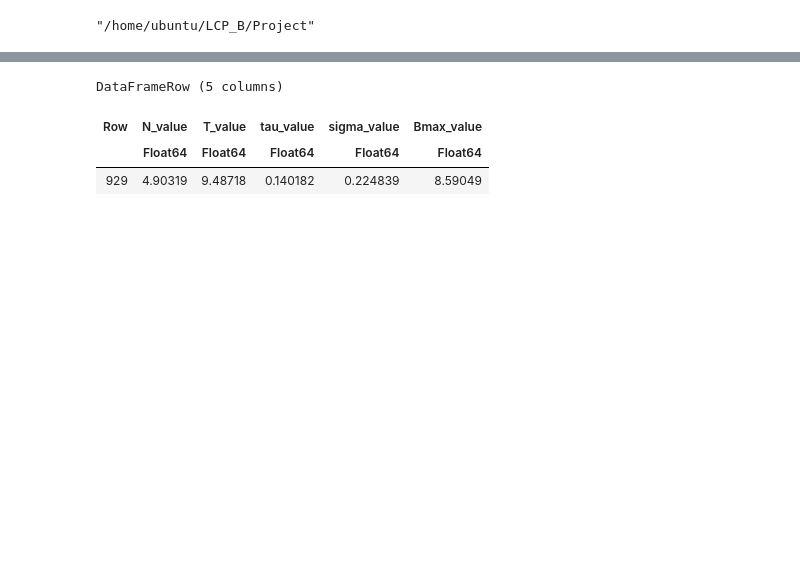
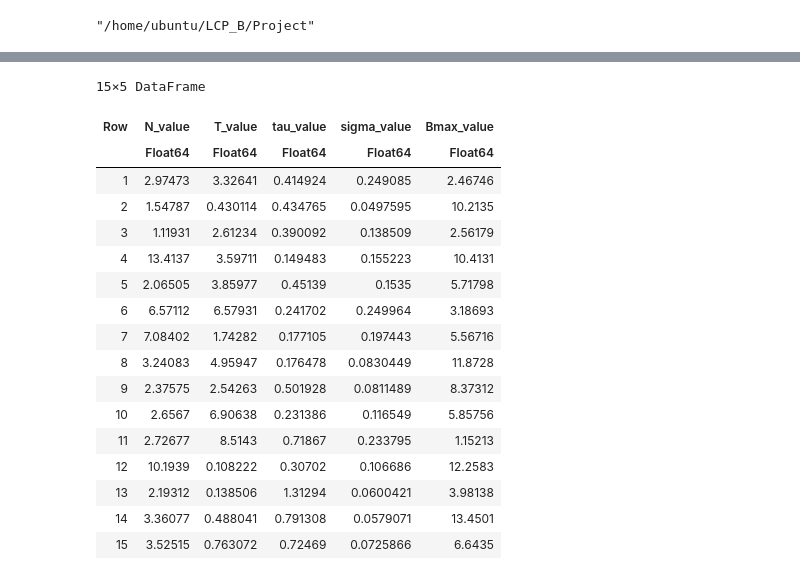
Before and after one commit to Kallo27/LCP_B, a Jupyter notebook: Project/real.ipynb, the cells around one changed output, grey strips where cells are left out. Cells and saved outputs as stored; diff of their text form; code cells hidden in the pictures; blank space fills up the shorter version.

Commit message:
Added another simulation on real data

```diff
--- a/Project/real.ipynb
+++ b/Project/real.ipynb
@@ -245,7 +238,7 @@ Directory created at: /home/ubuntu/LCP_B/Project/Simulations/Real 3
 # SIMULATION PARAMETERS MANAGING
 
 # Parameters that can be tuned for new simulations
-prior = product_distribution(Uniform(1, 15), Uniform(0.1, 15.0), Uniform(0.1, 6.0), Uniform(0.01, 0.3), Uniform(1, 15))
+prior = product_distribution(Uniform(1, 15), Uniform(0.1, 10.0), Uniform(0.1, 6.0), Uniform(0.01, 0.3), Uniform(1, 15))
 n_particles = 1000
 n_simulation = 10000000
 v = 1.0
@@ -385,8 +378,10 @@ for (i, row) in enumerate(eachrow(df_squared))
 end
 
 # Now `row_sums` contains the sum of each row
-min_value, min_index = findmin(row_sums)
+k = 15  # Number of minimum values you want to find
+new_indices = partialsortperm(row_sums, 1:k)  # Indices of the 5 smallest values
+min_values = row_sums[new_indices]  # The 5 smallest values
 
-println("Minimum value: ", min_value)
-println("Index of minimum value: ", min_index)
+println("Minimum values: ", min_values)
+println("Indices of minimum values: ", new_indices)
 # %% [output]
@@ -435,7 +461,21 @@ posterior_params = DataFrame(
 # %%
-best_particles = posterior_params[929, :]
+best_particles = posterior_params[new_indices, :]
 # %% [output]
-DataFrameRow (5 columns)
+15×5 DataFrame
 | Row | N_value | T_value | tau_value | sigma_value | Bmax_value |
 |  | Float64 | Float64 | Float64 | Float64 | Float64 |
-| 929 | 4.90319 | 9.48718 | 0.140182 | 0.224839 | 8.59049 |
+| 1 | 2.97473 | 3.32641 | 0.414924 | 0.249085 | 2.46746 |
+| 2 | 1.54787 | 0.430114 | 0.434765 | 0.0497595 | 10.2135 |
+| 3 | 1.11931 | 2.61234 | 0.390092 | 0.138509 | 2.56179 |
+| 4 | 13.4137 | 3.59711 | 0.149483 | 0.155223 | 10.4131 |
+| 5 | 2.06505 | 3.85977 | 0.45139 | 0.1535 | 5.71798 |
+| 6 | 6.57112 | 6.57931 | 0.241702 | 0.249964 | 3.18693 |
+| 7 | 7.08402 | 1.74282 | 0.177105 | 0.197443 | 5.56716 |
+| 8 | 3.24083 | 4.95947 | 0.176478 | 0.0830449 | 11.8728 |
+| 9 | 2.37575 | 2.54263 | 0.501928 | 0.0811489 | 8.37312 |
+| 10 | 2.6567 | 6.90638 | 0.231386 | 0.116549 | 5.85756 |
+| 11 | 2.72677 | 8.5143 | 0.71867 | 0.233795 | 1.15213 |
+| 12 | 10.1939 | 0.108222 | 0.30702 | 0.106686 | 12.2583 |
+| 13 | 2.19312 | 0.138506 | 1.31294 | 0.0600421 | 3.98138 |
+| 14 | 3.36077 | 0.488041 | 0.791308 | 0.0579071 | 13.4501 |
+| 15 | 3.52515 | 0.763072 | 0.72469 | 0.0725866 | 6.6435 |
```
Also changed, not shown: parts of 11 cells of this notebook, 15 other files.
